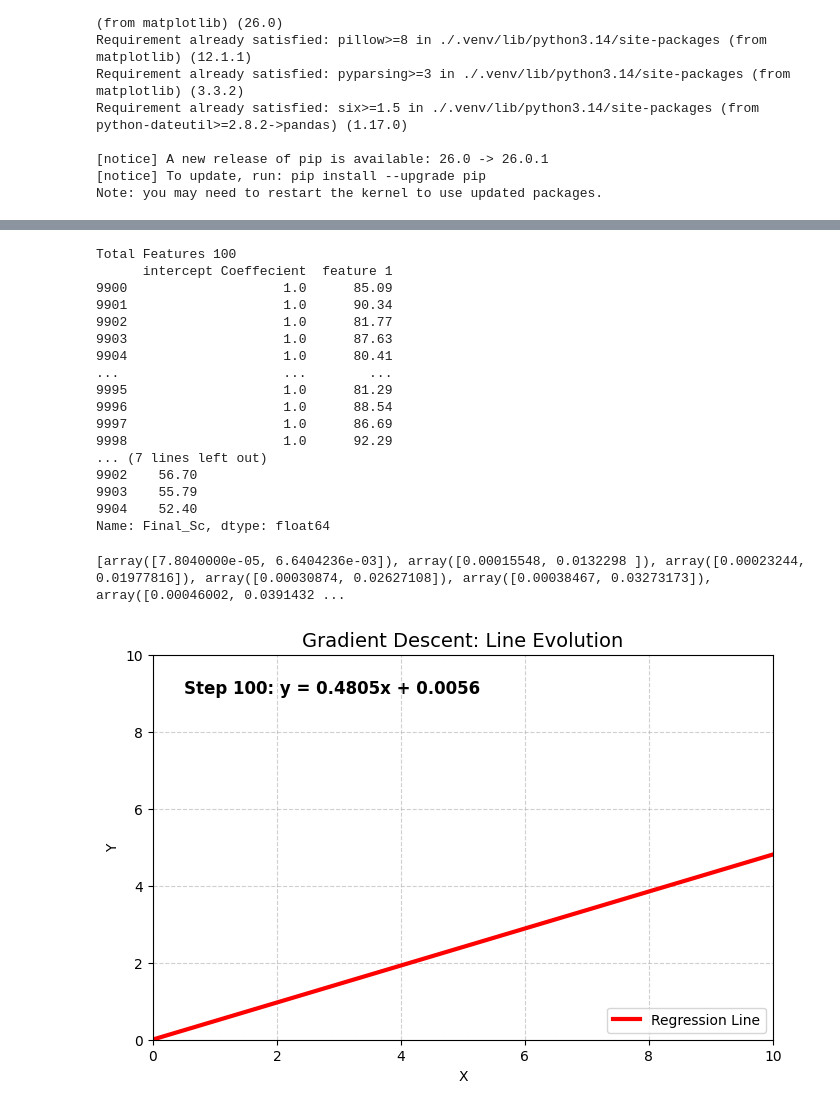
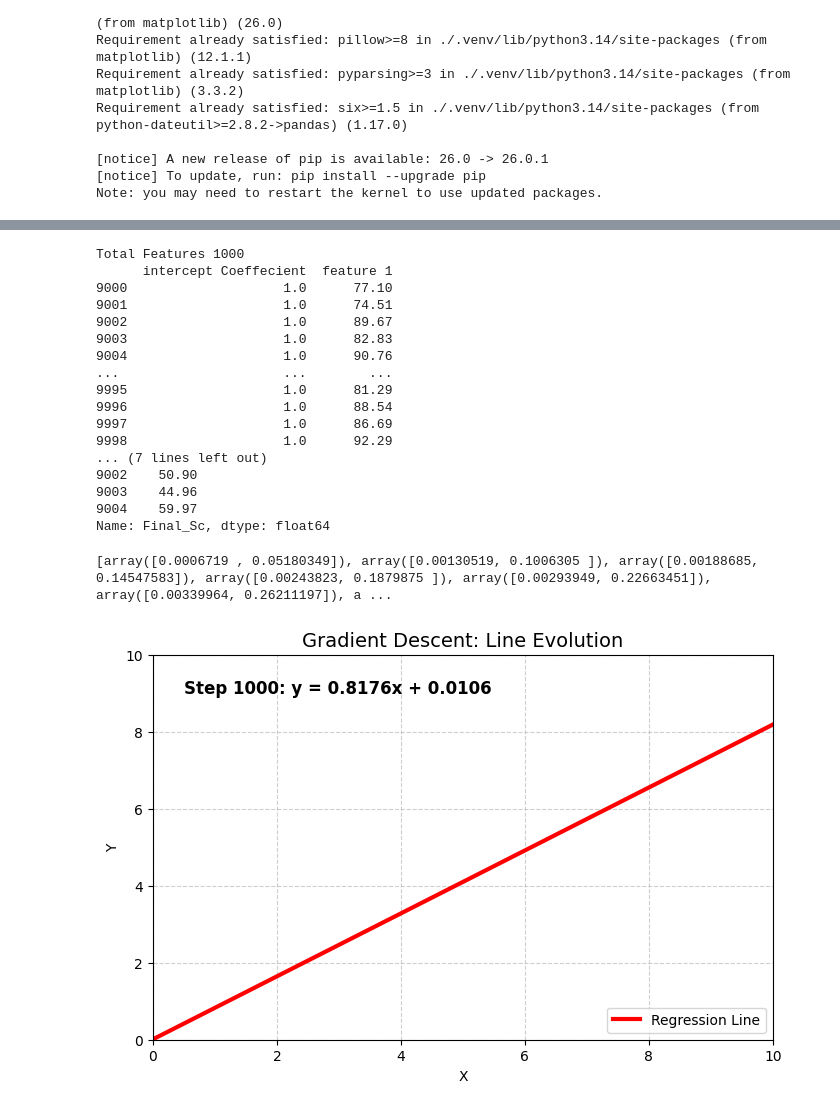
Before and after one commit to Anthony-3000/la_study_de_linear_regression, a Jupyter notebook: _anurag/1_simple_single_feature_regression_model.ipynb, the cells around one changed output, grey strips where cells are left out. Drawn from its saved outputs; the diff is of its cells as text; code cells hidden in the pictures.

```diff
--- a/_anurag/1_simple_single_feature_regression_model.ipynb
+++ b/_anurag/1_simple_single_feature_regression_model.ipynb
@@ -23,7 +23,7 @@ Requirement already satisfied: six>=1.5 in ./.venv/lib/python3.14/site-packages
 Note: you may need to restart the kernel to use updated packages.
 # %%
 # Loading Data Set
-data=pd.read_csv("./assets/Student_Performance.csv").head(10000).tail(100)
+data=pd.read_csv("./assets/Student_Performance.csv").head(10000).tail(1000)
 X=data.iloc[:,2]
 Y=data.iloc[:,-5]
 print(X.head())
@@ -73,22 +73,22 @@ print("label")
 print("Label : ",type(labels),"length-",len(labels))
 print(labels.head())
 # %% [output]
-Total Features 100
+Total Features 1000
       intercept Coeffecient  feature 1
-9900                    1.0      85.09
-9901                    1.0      90.34
-9902                    1.0      81.77
-9903                    1.0      87.63
-9904                    1.0      80.41
+9000                    1.0      77.10
+9001                    1.0      74.51
+9002                    1.0      89.67
+9003                    1.0      82.83
+9004                    1.0      90.76
 ...                     ...        ...
 9995                    1.0      81.29
 9996                    1.0      88.54
 9997                    1.0      86.69
 9998                    1.0      92.29
 ... (7 lines left out)
-9902    56.70
-9903    55.79
-9904    52.40
+9002    50.90
+9003    44.96
+9004    59.97
 Name: Final_Sc, dtype: float64
 # %%
 # Model Training From Scratch - Gradient Descent
@@ -122,17 +122,18 @@ for i in range(training_data_size):
     # print(coefficient_vector)
     # t_vector=np.zeros(len(coefficient_vector))
     for fi in range(features_len):
+        cost=((hypothesis_v-l_v)*f_v[fi])*learning_rate
         # update ith coefficient
         # print("---------")
         # print()
         # print(coefficient_vector[fi]+(((hypothesis_v-l_v)*f_v[fi])*learning_rate*-1))
-        coefficient_vector[fi]=coefficient_vector[fi]-(((hypothesis_v-l_v)*f_v[fi])*learning_rate)
+        coefficient_vector[fi]=coefficient_vector[fi]-(cost)
         # print(coefficient_vector[fi]-learning_rate*(((hypothesis_v)-l_v)*f_v[fi]))
     coefficient_history.append(coefficient_vector.copy())
 
 print(coefficient_history)
 # %% [output]
-[array([7.8040000e-05, 6.6404236e-03]), array([0.00015548, 0.0132298 ]), array([0.00023244, 0.01977816]), array([0.00030874, 0.02627108]), array([0.00038467, 0.03273173]), array([0.00046002, 0.0391432 ...
+[array([0.0006719 , 0.05180349]), array([0.00130519, 0.1006305 ]), array([0.00188685, 0.14547583]), array([0.00243823, 0.1879875 ]), array([0.00293949, 0.22663451]), array([0.00339964, 0.26211197]), a ...
 # %%
 # 2. Setup Plot
 fig, ax = plt.subplots(figsize=(8, 5))
@@ -142,32 +143,32 @@ text = ax.text(0.05, 0.9, '', transform=ax.transAxes, fontsize=12, fontweight='b
 
 # Axis Setup
 ax.set_xlim(0, 10)
 ax.set_ylim(0, 10)
 ax.set_title('Gradient Descent: Line Evolution', fontsize=14)
 ax.set_xlabel('X')
 ax.set_ylabel('Y')
 ax.legend(loc='lower right')
 ax.grid(True, linestyle='--', alpha=0.6)
 
 # 3. Animation Functions
 def init():
     line.set_data([], [])
     text.set_text('')
     return line, text
 
 def update(frame):
     intercept, slope = coefficient_history[frame]
     y_vals = intercept + (slope * x_vals)
     line.set_data(x_vals, y_vals)
     text.set_text(f'Step {frame+1}: y = {slope:.4f}x + {intercept:.4f}')
     return line, text
 
 # 4. Create and Save
 ani = FuncAnimation(fig, update, frames=len(coefficient_history),
-                    init_func=init, blit=True, interval=50)
+                    init_func=init, blit=True, interval=200)
 
 # Save as GIF (requires 'pillow' library: pip install pillow)
 ani.save('./assets/regression_evolution_simple.gif', writer='pillow')
 plt.show()
 # %% [output]
-[figure, old version]
+[figure, new version]
```
Also changed, not shown: parts of 2 cells of this notebook, 15 other files.
